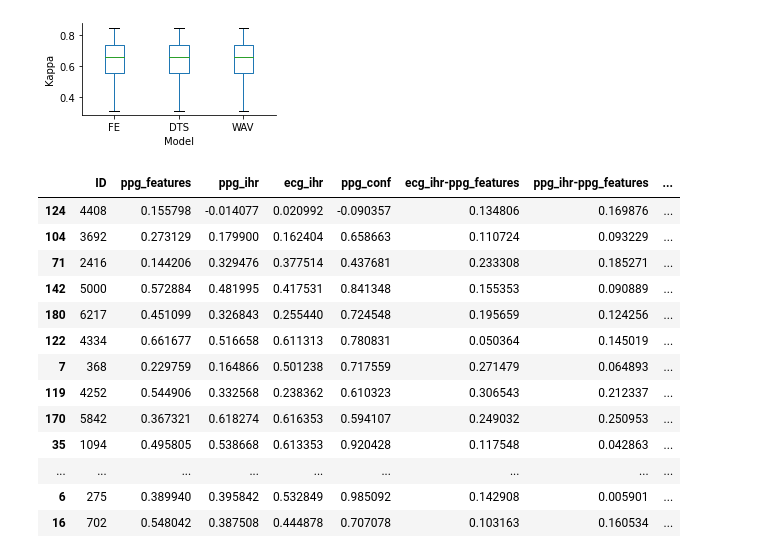
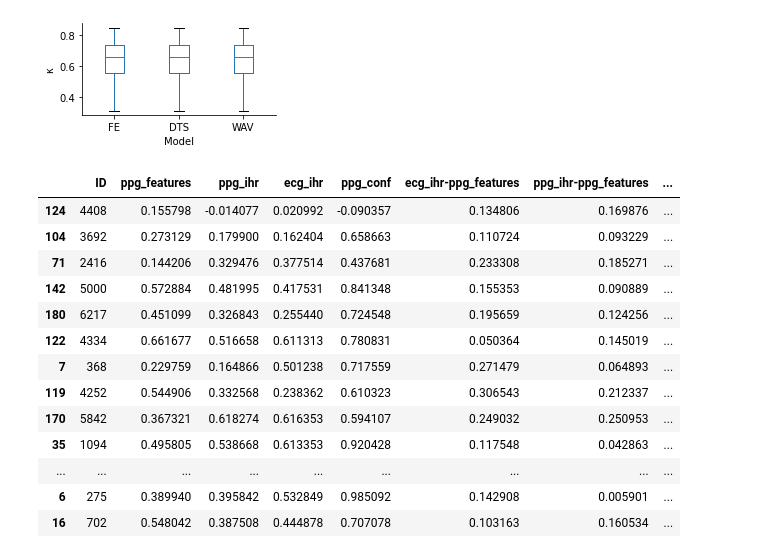
Before and after one commit to kevinkotzen/notebooks, a Jupyter notebook: ExploreResultsBetweenModels.ipynb, the cells around one changed output. Saved outputs shown, nothing was run; the diff lists cells and outputs as text; code cells hidden in the pictures.

```diff
--- a/ExploreResultsBetweenModels.ipynb
+++ b/ExploreResultsBetweenModels.ipynb
@@ -14,20 +14,20 @@ plt.rcParams["figure.figsize"] = (3.5,3)
 # %%
 fe = pd.read_excel("/home/kkotzen/tmp/results/ff930dbbe78b4fe1882a4a45c1e6f306.xlsx")
 dts = pd.read_excel("/home/kkotzen/tmp/results/ff930dbbe78b4fe1882a4a45c1e6f306.xlsx")
 wav = pd.read_excel("/home/kkotzen/tmp/results/ff930dbbe78b4fe1882a4a45c1e6f306.xlsx")
+
+df = pd.DataFrame({"FE": fe["Kappa:"].values, "DTS": dts["Kappa:"].values, "WAV": wav["Kappa:"].values})
+fig, ax = plt.subplots(1,1, figsize=(3.5,2))
+df.boxplot(ax = ax, showfliers=False)
+plt.grid(False)
+ax.set_xlabel('Model')
+ax.set_ylabel("κ")
+ax.spines['right'].set_visible(False)
+ax.spines['top'].set_visible(False)
+plt.tight_layout()
+plt.savefig('/home/kkotzen/images/sleep_paper/fig-performance_boxplot.pdf')
+# %% [output]
+[figure, added]
-# %%
-df = pd.DataFrame({"FE": fe["Kappa:"].values, "DTS": dts["Kappa:"].values, "WAV": wav["Kappa:"].values})
-fig, ax = plt.subplots(1,1, figsize=(3.5,2))
-df.boxplot(ax = ax, showfliers=False)
-plt.grid(False)
-ax.set_xlabel('Model')
-ax.set_ylabel("Kappa")
-ax.spines['right'].set_visible(False)
-ax.spines['top'].set_visible(False)
-plt.tight_layout()
-plt.savefig('/home/kkotzen/images/sleep_paper/fig-performance_boxplot.png')
-# %% [output]
-[figure, removed]
 # %%
 import pickle
 from sklearn.metrics import cohen_kappa_score
```
Also changed, not shown: 1 other file.
